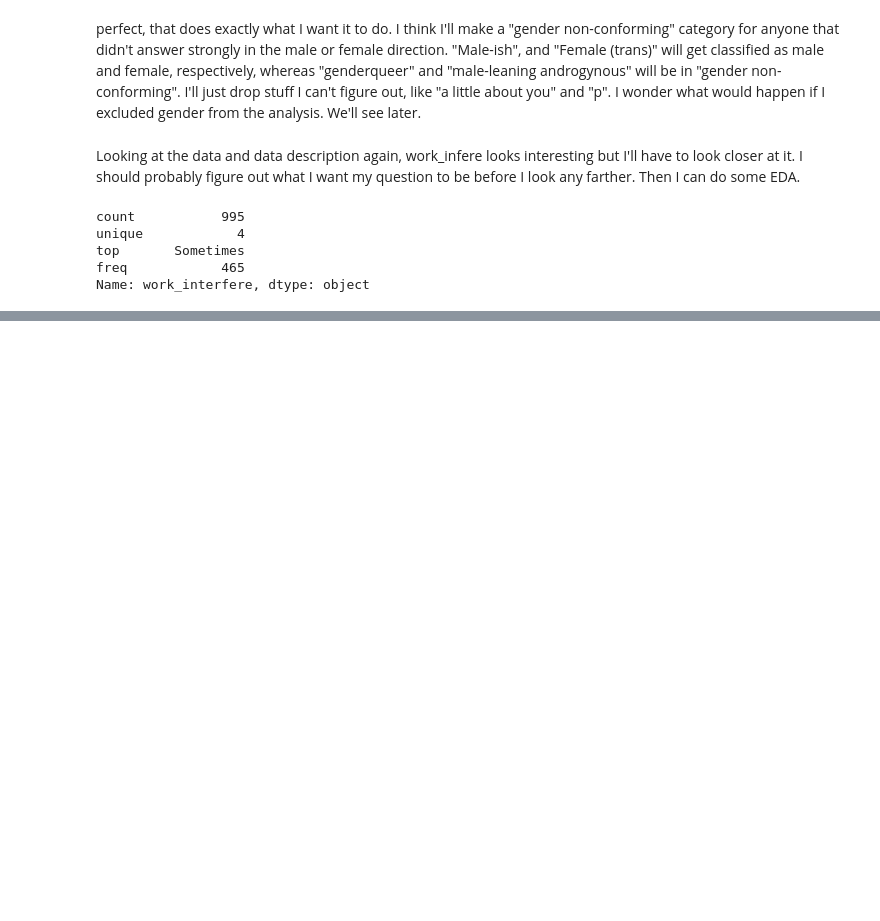
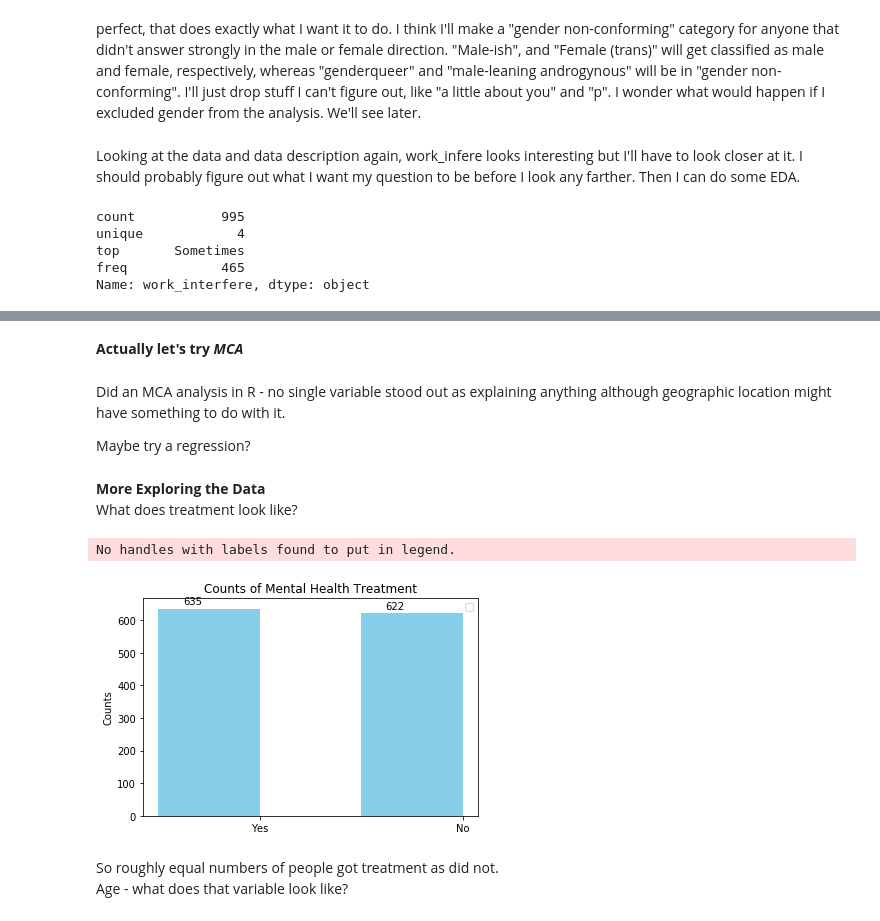
Before and after one commit to ElianaGrosof/health-in-tech, a Jupyter notebook: mental_analysis.ipynb, the cells around one changed output, grey strips where cells are left out. Drawn from its saved outputs; the diff is of its cells as text; code cells hidden in the pictures; blank space fills up the shorter version.

```diff
--- a/mental_analysis.ipynb
+++ b/mental_analysis.ipynb
@@ -95,0 +239,2 @@ Name: work_interfere, dtype: object
+# %% [markdown]
+**Actually let's try _MCA_**
@@ -95,0 +243,58 @@ Name: work_interfere, dtype: object
+# %% [markdown]
+Did an MCA analysis in R - no single variable stood out as explaining anything although geographic location might have something to do with it.
+
+Maybe try a regression?
+# %% [markdown]
+**More Exploring the Data**
+What does treatment look like?
+# %%
+treatment = ['Yes', 'No']
+treat_counts = mydf.treatment.value_counts().tolist()
+# plt.bar(treatment, treat_counts, color='#42f56f',alpha=0.7)
+# for c in treat_counts:
+#     axes.text(c)
+
+import numpy as np
+
+ind = np.arange(len(treat_counts))  # the x locations for the groups
+width = 0.50  # the width of the bars
+
+fig, ax = plt.subplots()
+rects1 = ax.bar(ind - width/2, treat_counts, width,
+                color='SkyBlue')
+
+# Add some text for labels, title and custom x-axis tick labels, etc.
+ax.set_ylabel('Counts')
+ax.set_title('Counts of Mental Health Treatment')
+ax.set_xticks(ind)
+ax.set_xticklabels(treatment)
+ax.legend()
+
+
+def autolabel(rects, xpos='center'):
+    """
+    Attach a text label above each bar in *rects*, displaying its height.
+
+    *xpos* indicates which side to place the text w.r.t. the center of
+    the bar. It can be one of the following {'center', 'right', 'left'}.
+    """
+
+    xpos = xpos.lower()  # normalize the case of the parameter
+    ha = {'center': 'center', 'right': 'left', 'left': 'right'}
+    offset = {'center': 0.5, 'right': 0.57, 'left': 0.43}  # x_txt = x + w*off
+
+    for rect in rects:
+        height = rect.get_height()
+        ax.text(rect.get_x() + rect.get_width()*offset[xpos], 1.01*height,
+                '{}'.format(height), ha=ha[xpos], va='bottom')
+
+
+autolabel(rects1, "left")
+
+plt.show()
+# %% [output]
+No handles with labels found to put in legend.
+[figure, added]
+# %% [markdown]
+So roughly equal numbers of people got treatment as did not.
+Age - what does that variable look like?
```
Also changed, not shown: parts of 26 cells of this notebook, 7 other files.
